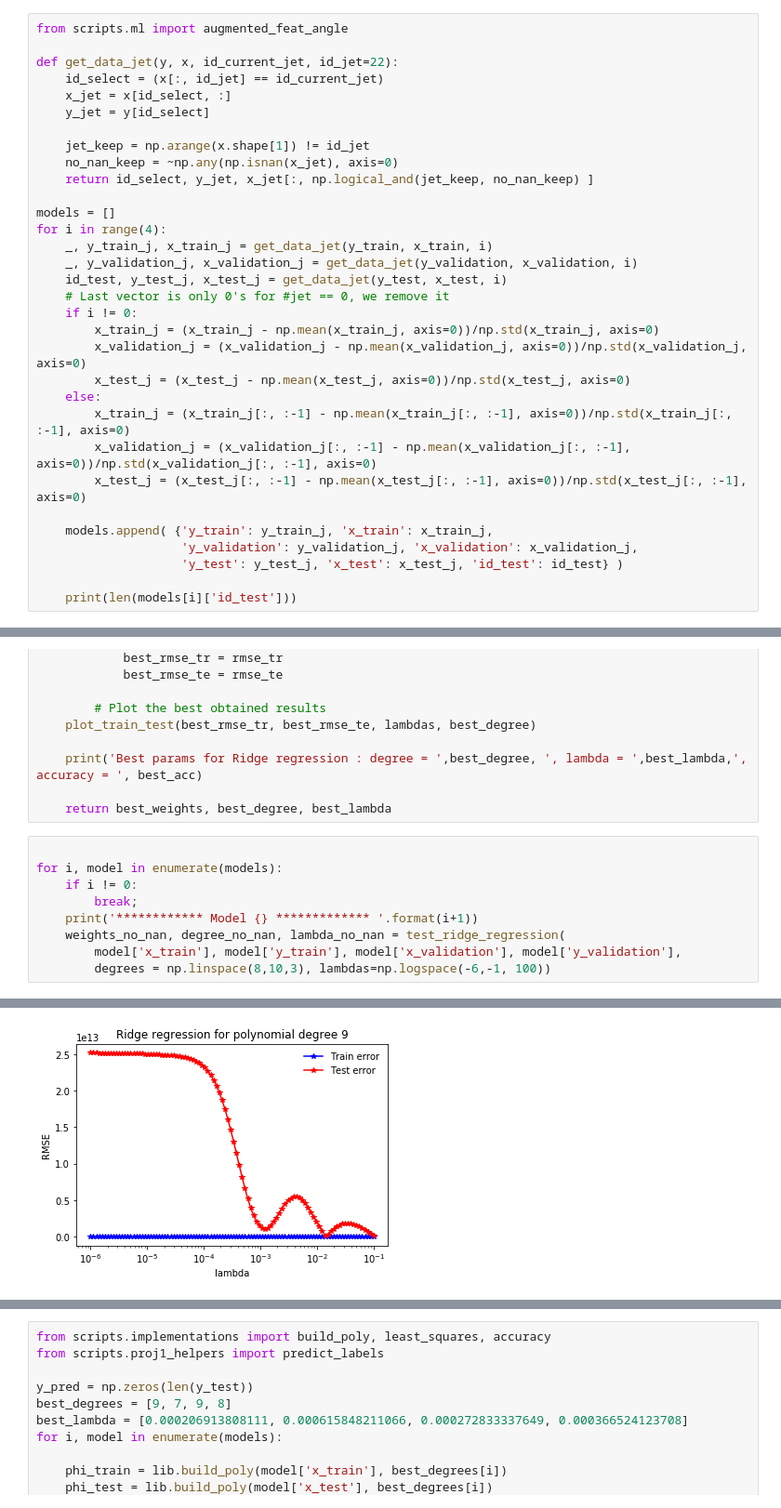
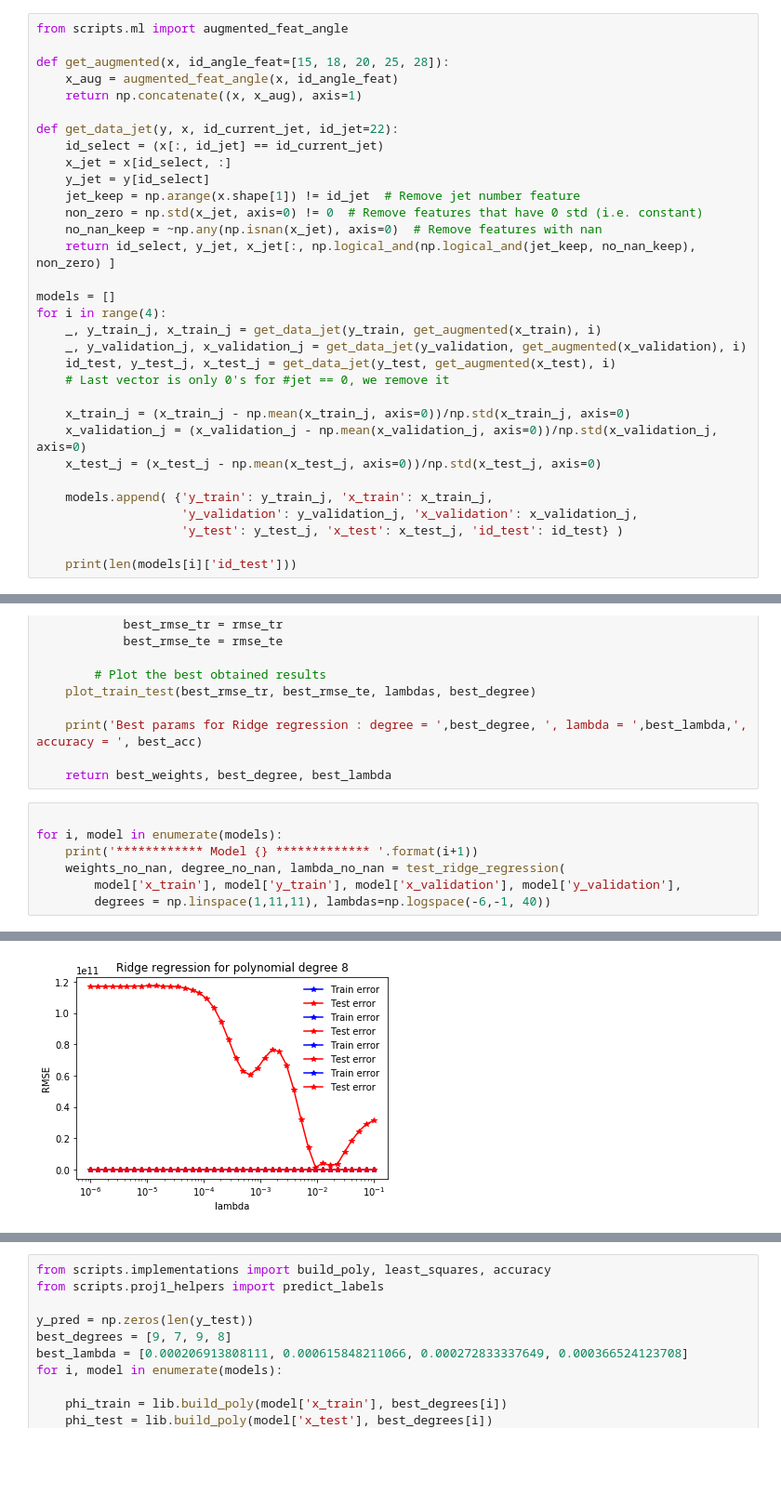
Before and after one commit to MLElec/ML_course, a Jupyter notebook: projects/project1/physic.ipynb, the cells around one changed output, grey strips where cells are left out. Shown at 93% size. Saved outputs shown, nothing was run; the diff lists cells and outputs as text; blank space fills up the shorter version.

```diff
--- a/projects/project1/physic.ipynb
+++ b/projects/project1/physic.ipynb
@@ -79,30 +79,30 @@ plt.legend(); plt.show()
 [figure]
 # %%
 from scripts.ml import augmented_feat_angle
+
+def get_augmented(x, id_angle_feat=[15, 18, 20, 25, 28]):
+    x_aug = augmented_feat_angle(x, id_angle_feat)
+    return np.concatenate((x, x_aug), axis=1)
 
 def get_data_jet(y, x, id_current_jet, id_jet=22):
     id_select = (x[:, id_jet] == id_current_jet)
     x_jet = x[id_select, :]
     y_jet = y[id_select]
-
-    jet_keep = np.arange(x.shape[1]) != id_jet
-    no_nan_keep = ~np.any(np.isnan(x_jet), axis=0)
-    return id_select, y_jet, x_jet[:, np.logical_and(jet_keep, no_nan_keep) ]
+    jet_keep = np.arange(x.shape[1]) != id_jet  # Remove jet number feature
+    non_zero = np.std(x_jet, axis=0) != 0  # Remove features that have 0 std (i.e. constant)
+    no_nan_keep = ~np.any(np.isnan(x_jet), axis=0)  # Remove features with nan
+    return id_select, y_jet, x_jet[:, np.logical_and(np.logical_and(jet_keep, no_nan_keep), non_zero) ]
 
 models = []
 for i in range(4):
-    _, y_train_j, x_train_j = get_data_jet(y_train, x_train, i)
-    _, y_validation_j, x_validation_j = get_data_jet(y_validation, x_validation, i)
-    id_test, y_test_j, x_test_j = get_data_jet(y_test, x_test, i)
+    _, y_train_j, x_train_j = get_data_jet(y_train, get_augmented(x_train), i)
+    _, y_validation_j, x_validation_j = get_data_jet(y_validation, get_augmented(x_validation), i)
+    id_test, y_test_j, x_test_j = get_data_jet(y_test, get_augmented(x_test), i)
     # Last vector is only 0's for #jet == 0, we remove it
-    if i != 0:
-        x_train_j = (x_train_j - np.mean(x_train_j, axis=0))/np.std(x_train_j, axis=0)
-        x_validation_j = (x_validation_j - np.mean(x_validation_j, axis=0))/np.std(x_validation_j, axis=0)
-        x_test_j = (x_test_j - np.mean(x_test_j, axis=0))/np.std(x_test_j, axis=0)
-    else:
-        x_train_j = (x_train_j[:, :-1] - np.mean(x_train_j[:, :-1], axis=0))/np.std(x_train_j[:, :-1], axis=0)
-        x_validation_j = (x_validation_j[:, :-1] - np.mean(x_validation_j[:, :-1], axis=0))/np.std(x_validation_j[:, :-1], axis=0)
-        x_test_j = (x_test_j[:, :-1] - np.mean(x_test_j[:, :-1], axis=0))/np.std(x_test_j[:, :-1], axis=0)
+
+    x_train_j = (x_train_j - np.mean(x_train_j, axis=0))/np.std(x_train_j, axis=0)
+    x_validation_j = (x_validation_j - np.mean(x_validation_j, axis=0))/np.std(x_validation_j, axis=0)
+    x_test_j = (x_test_j - np.mean(x_test_j, axis=0))/np.std(x_test_j, axis=0)
 
     models.append( {'y_train': y_train_j, 'x_train': x_train_j,
                     'y_validation': y_validation_j, 'x_validation': x_validation_j,
@@ -189,11 +202,9 @@ def test_ridge_regression(x, y, x_val, y_val, degrees, lambdas):
 # %%
 
 for i, model in enumerate(models):
-    if i != 0:
-        break;
     print('************ Model {} ************* '.format(i+1))
     weights_no_nan, degree_no_nan, lambda_no_nan = test_ridge_regression(
         model['x_train'], model['y_train'], model['x_validation'], model['y_validation'],
-        degrees = np.linspace(8,10,3), lambdas=np.logspace(-6,-1, 100))
+        degrees = np.linspace(1,11,11), lambdas=np.logspace(-6,-1, 40))
 # %% [output]
 ************ Model 1 *************
@@ -216,4 +227,4 @@ Best params for Ridge regression : degree =  9 , lambda =  0.00016681005372 , ac
-[figure, old version]
+[figure, new version]
 # %%
 # Model 1:
 # Best params for Ridge regression : degree =  9 , lambda =  0.000206913808111 , accuracy =  0.842567272273
```
Also changed, not shown: parts of 3 cells of this notebook, 1 other file.
